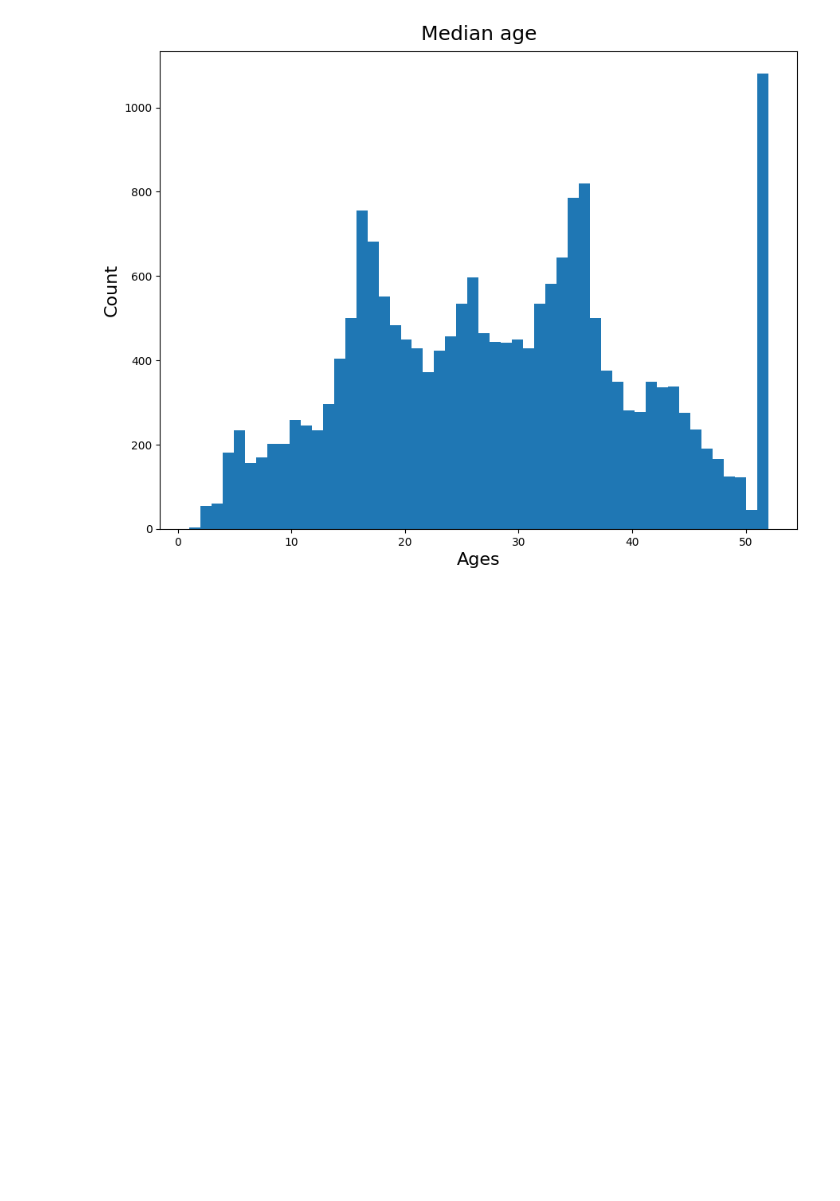
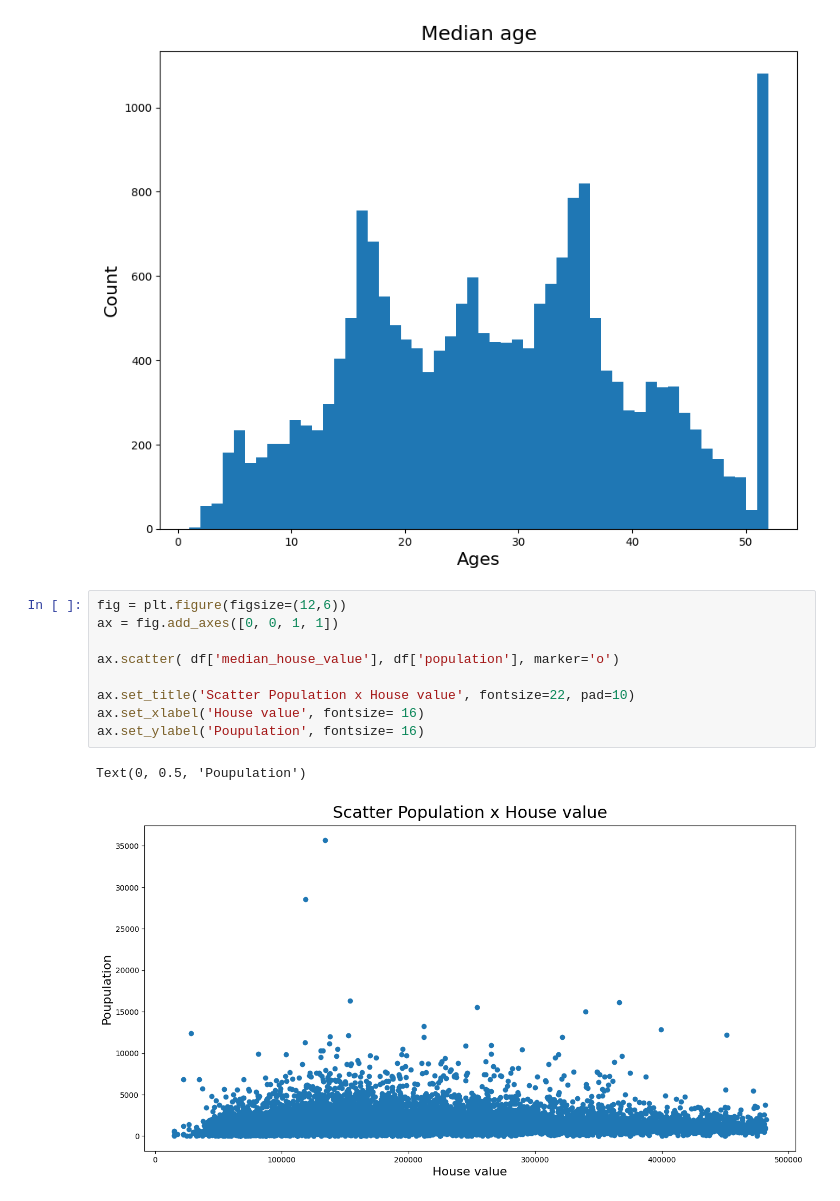
Before and after one commit to AraujoTT/RegLinear_CA_house_price, a Jupyter notebook: main.ipynb, the cells around one changed output. Cells and saved outputs as stored; diff of their text form; blank space fills up the shorter version.

Commit message:
dispersion graph between population and property value

```diff
--- a/main.ipynb
+++ b/main.ipynb
@@ -166,3 +166,15 @@ ax.set_ylabel('Count', fontsize= 16)
 # %% [output]
 Text(0, 0.5, 'Count')
 [figure]
+# %%
+fig = plt.figure(figsize=(12,6))
+ax = fig.add_axes([0, 0, 1, 1])
+
+ax.scatter( df['median_house_value'], df['population'], marker='o')
+
+ax.set_title('Scatter Population x House value', fontsize=22, pad=10)
+ax.set_xlabel('House value', fontsize= 16)
+ax.set_ylabel('Poupulation', fontsize= 16)
+# %% [output]
+Text(0, 0.5, 'Poupulation')
+[figure, added]
```
